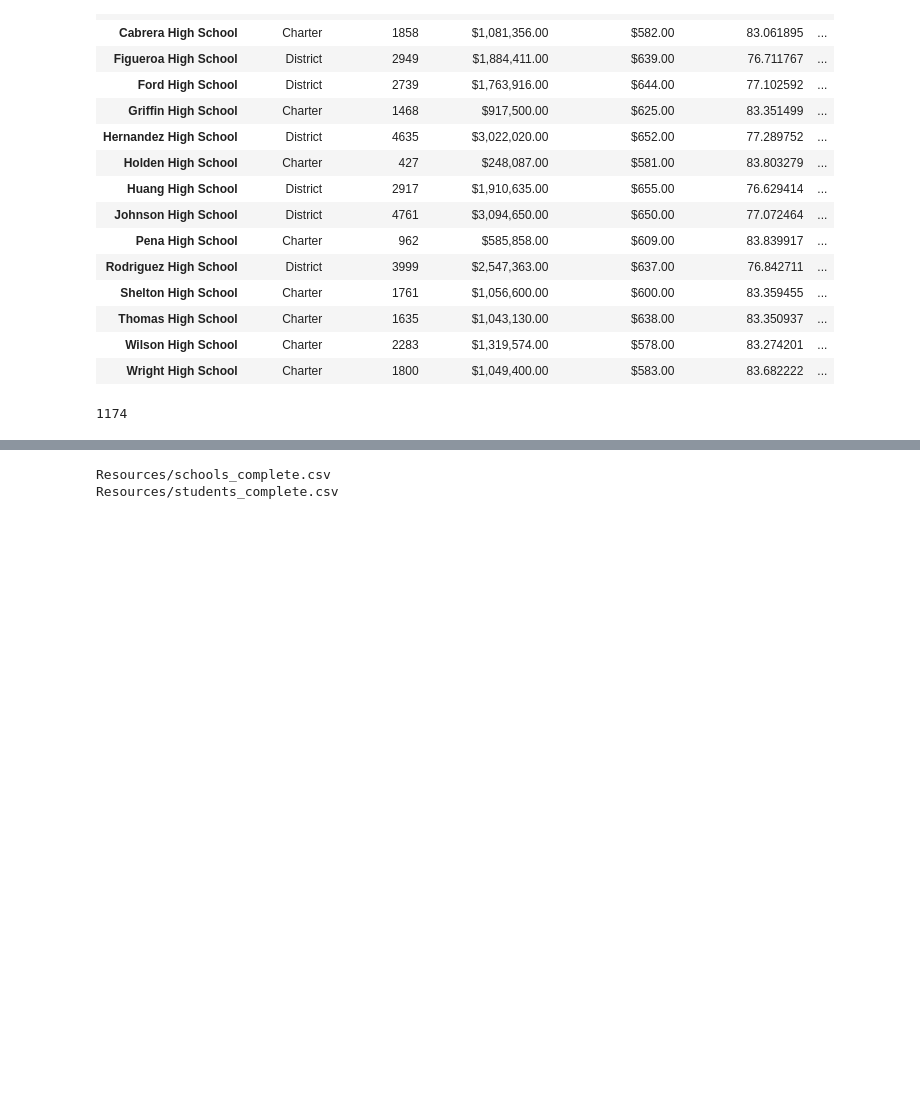
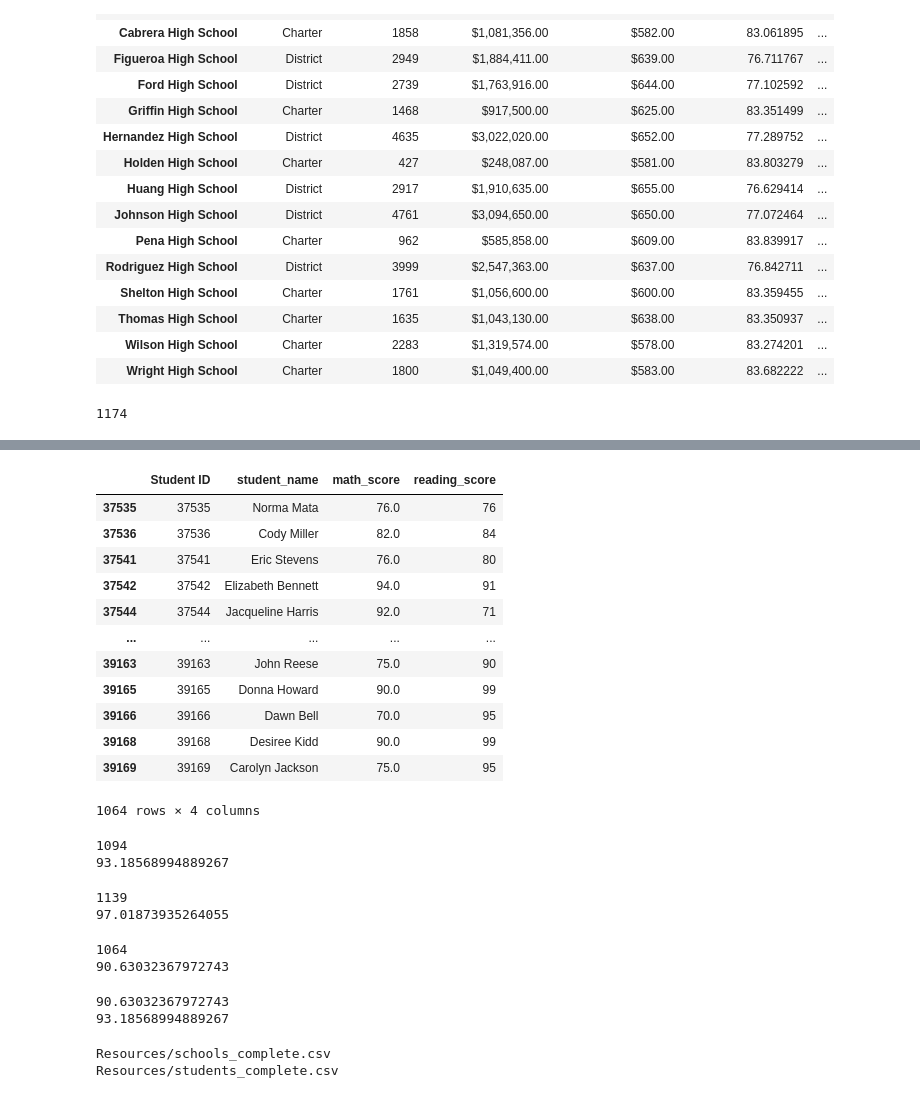
Before and after one commit to dhanaprakash1/School_District_Analysis, a Jupyter notebook: PyCitySchools_Challenge.ipynb, the cells around one changed output, grey strips where cells are left out. Saved outputs shown, nothing was run; the diff lists cells and outputs as text; code cells hidden in the pictures; blank space fills up the shorter version.

```diff
--- a/PyCitySchools_Challenge.ipynb
+++ b/PyCitySchools_Challenge.ipynb
@@ -301,12 +331,63 @@ print(passing_reading_percentage_THS)
 # %%
 # Step 8. Get all the students passing math and reading from THS
+passing_math_reading_THS_df = student_data_10to12_THS[(student_data_10to12_THS["math_score"] >= 70)
+                                               & (student_data_10to12_THS["reading_score"] >= 70)]
+#passing_math_reading_THS_df
+passing_math_reading_THS_df[["Student ID", "student_name", "math_score", "reading_score"]]
+# %% [output]
+|  | Student ID | student_name | math_score | reading_score |
+| 37535 | 37535 | Norma Mata | 76.0 | 76 |
+| 37536 | 37536 | Cody Miller | 82.0 | 84 |
+| 37541 | 37541 | Eric Stevens | 76.0 | 80 |
+| 37542 | 37542 | Elizabeth Bennett | 94.0 | 91 |
+| 37544 | 37544 | Jacqueline Harris | 92.0 | 71 |
+| ... | ... | ... | ... | ... |
+| 39163 | 39163 | John Reese | 75.0 | 90 |
+| 39165 | 39165 | Donna Howard | 90.0 | 99 |
+| 39166 | 39166 | Dawn Bell | 70.0 | 95 |
+| 39168 | 39168 | Desiree Kidd | 90.0 | 99 |
+| 39169 | 39169 | Carolyn Jackson | 75.0 | 95 |
+1064 rows × 4 columns
 # %%
 # Step 9. Calculate the percentage of 10th-12th grade students passing math from Thomas High School.
+passing_math_count_THS = passing_math_THS_df.count()["student_name"]
+print(passing_math_count_THS)
+
+#Calculate the passing percentages with the new total student count.
+passing_math_percentage_THS = passing_math_count_THS / float(student_count_10to12th_THS) * 100
+print(passing_math_percentage_THS)
+# %% [output]
+1094
+93.18568994889267
 # %%
 # Step 10. Calculate the percentage of 10th-12th grade students passing reading from Thomas High School.
+passing_reading_count_THS = passing_reading_THS_df.count()["student_name"]
+print(passing_reading_count_THS)
+
+#Calculate the passing percentages with the new total student count.
+passing_reading_percentage_THS = passing_reading_count_THS / float(student_count_10to12th_THS) * 100
+print(passing_reading_percentage_THS)
+# %% [output]
+1139
+97.01873935264055
 # %%
 # Step 11. Calculate the overall passing percentage of 10th-12th grade from Thomas High School.
+passing_math_reading_count_THS = passing_math_reading_THS_df.count()["student_name"]
+print(passing_math_reading_count_THS)
+
+#Calculate the passing percentages with the new total student count.
+passing_math_reading_percentage_THS = passing_math_reading_count_THS / float(student_count_10to12th_THS) * 100
+print(passing_math_reading_percentage_THS)
+# %% [output]
+1064
+90.63032367972743
 # %%
 # Step 12. Replace the passing math percent for Thomas High School in the per_school_summary_df.
+print(per_school_summary_df.iloc[12, 6])
+per_school_summary_df.iloc[12, 6] = passing_math_percentage_THS
+print(per_school_summary_df.iloc[12, 6])
+# %% [output]
+90.63032367972743
+93.18568994889267
 # %%
 # Step 13. Replace the passing reading percentage for Thomas High School in the per_school_summary_df.
```
Also changed, not shown: parts of 4 cells of this notebook.
